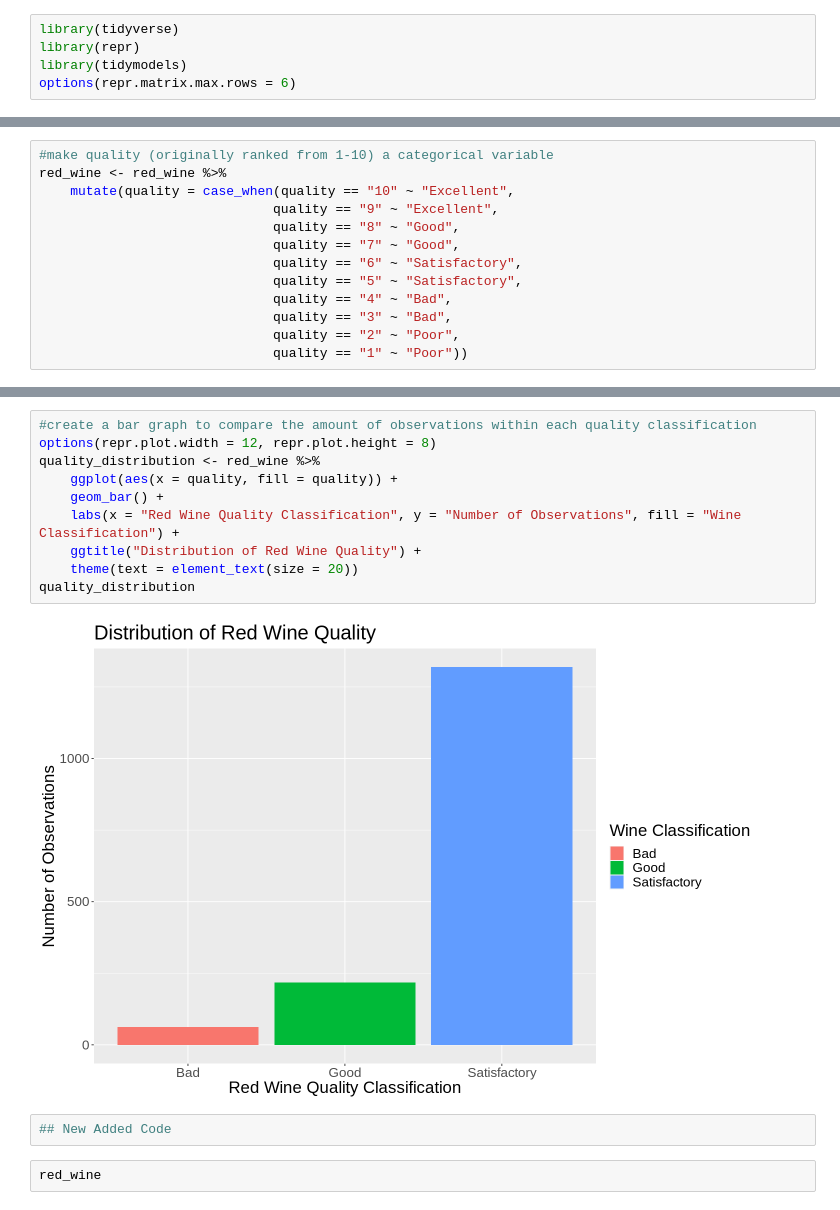
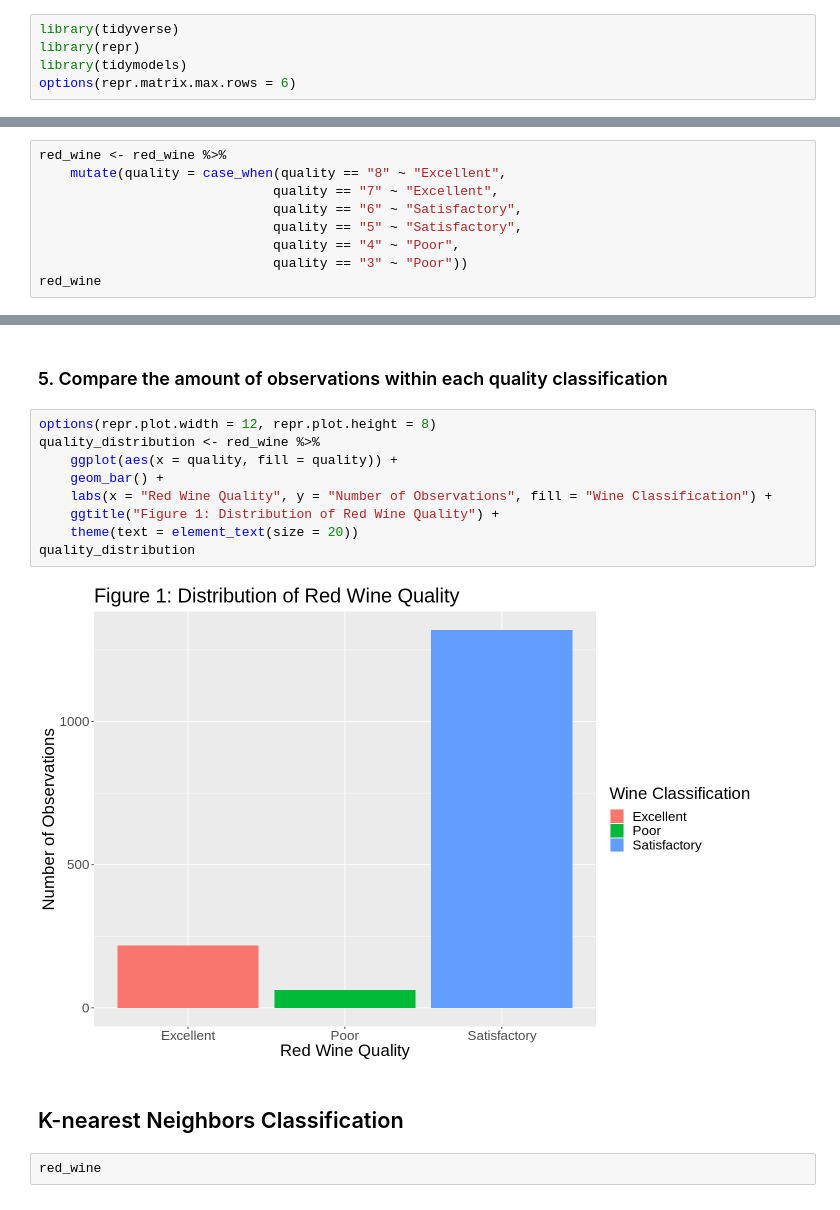
Before and after one commit to armaghannaveed/RED_WINE_CLASSIFICATION, a Jupyter notebook: Red_Wine_Report.ipynb, the cells around one changed output, grey strips where cells are left out. Cells and saved outputs as stored; diff of their text form.

```diff
--- a/Red_Wine_Report.ipynb
+++ b/Red_Wine_Report.ipynb
@@ -36,13 +45,9 @@ A data.frame: 1599 × 12
 # %%
-#make quality (originally ranked from 1-10) a categorical variable
 red_wine <- red_wine %>%
-    mutate(quality = case_when(quality == "10" ~ "Excellent",
-                              quality == "9" ~ "Excellent",
-                              quality == "8" ~ "Good",
-                              quality == "7" ~ "Good",
+    mutate(quality = case_when(quality == "8" ~ "Excellent",
+                              quality == "7" ~ "Excellent",
                               quality == "6" ~ "Satisfactory",
                               quality == "5" ~ "Satisfactory",
-                              quality == "4" ~ "Bad",
-                              quality == "3" ~ "Bad",
-                              quality == "2" ~ "Poor",
-                              quality == "1" ~ "Poor"))
+                              quality == "4" ~ "Poor",
+                              quality == "3" ~ "Poor"))
+red_wine
@@ -124,17 +108,18 @@ print(bad_class_rows)
+# %% [markdown]
+### 5. Compare the amount of observations within each quality classification
 # %%
-#create a bar graph to compare the amount of observations within each quality classification
 options(repr.plot.width = 12, repr.plot.height = 8)
 quality_distribution <- red_wine %>%
     ggplot(aes(x = quality, fill = quality)) +
     geom_bar() +
-    labs(x = "Red Wine Quality Classification", y = "Number of Observations", fill = "Wine Classification") +
-    ggtitle("Distribution of Red Wine Quality") +
+    labs(x = "Red Wine Quality", y = "Number of Observations", fill = "Wine Classification") +
+    ggtitle("Figure 1: Distribution of Red Wine Quality") +
     theme(text = element_text(size = 20))
 quality_distribution
 # %% [output]
-[figure, old version]
+[figure, new version]
-# %%
-## New Added Code
+# %% [markdown]
+## K-nearest Neighbors Classification
 # %%
 red_wine
 # %% [output]
```
Also changed, not shown: parts of 33 cells of this notebook.
